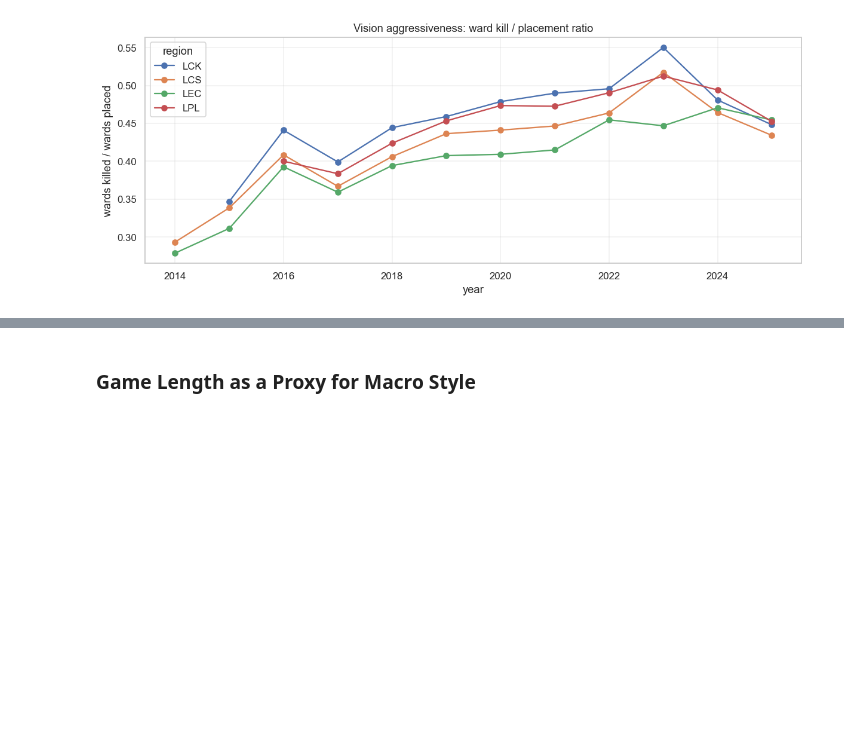
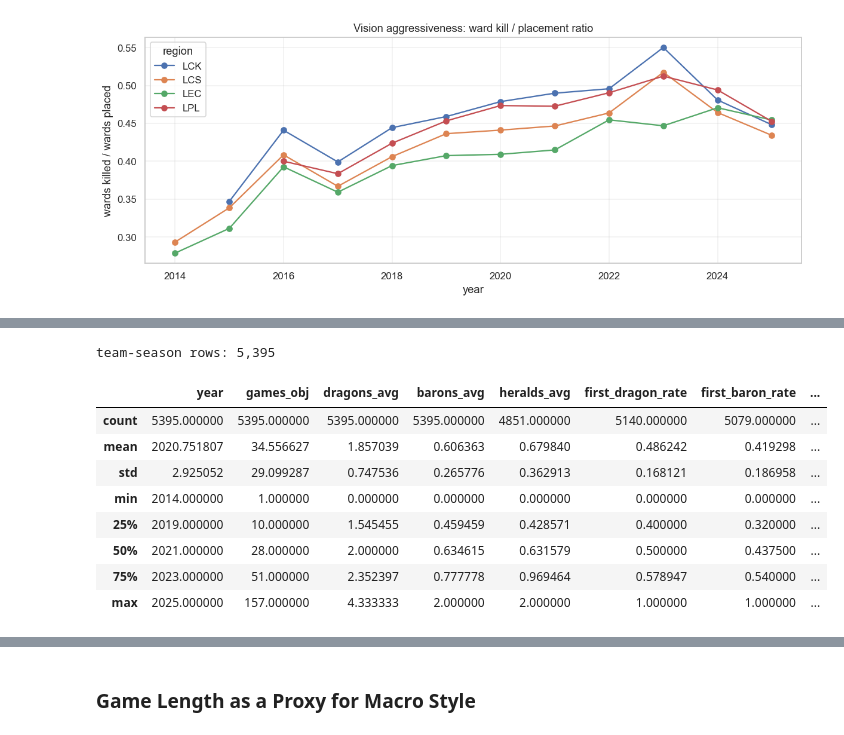
Before and after one commit to LUNARKN1GHT/lol_esports, a Jupyter notebook: lol_esports.ipynb, the cells around one changed output, grey strips where cells are left out. Cells and saved outputs as stored; diff of their text form; code cells hidden in the pictures; blank space fills up the shorter version.

```diff
--- a/lol_esports.ipynb
+++ b/lol_esports.ipynb
@@ -817,0 +832,15 @@ Dragon rate, baron rate, herald rate.
+# %%
+obj_df = objective_focus(df)
+print(f"team-season rows: {len(obj_df):,}")
+obj_df.describe()
+# %% [output]
+team-season rows: 5,395
+|  | year | games_obj | dragons_avg | barons_avg | heralds_avg | first_dragon_rate | first_baron_rate | ... |
+| count | 5395.000000 | 5395.000000 | 5395.000000 | 5395.000000 | 4851.000000 | 5140.000000 | 5079.000000 | ... |
+| mean | 2020.751807 | 34.556627 | 1.857039 | 0.606363 | 0.679840 | 0.486242 | 0.419298 | ... |
+| std | 2.925052 | 29.099287 | 0.747536 | 0.265776 | 0.362913 | 0.168121 | 0.186958 | ... |
+| min | 2014.000000 | 1.000000 | 0.000000 | 0.000000 | 0.000000 | 0.000000 | 0.000000 | ... |
+| 25% | 2019.000000 | 10.000000 | 1.545455 | 0.459459 | 0.428571 | 0.400000 | 0.320000 | ... |
+| 50% | 2021.000000 | 28.000000 | 2.000000 | 0.634615 | 0.631579 | 0.500000 | 0.437500 | ... |
+| 75% | 2023.000000 | 51.000000 | 2.352397 | 0.777778 | 0.969464 | 0.578947 | 0.540000 | ... |
+| max | 2025.000000 | 157.000000 | 4.333333 | 2.000000 | 2.000000 | 1.000000 | 1.000000 | ... |
```
Also changed, not shown: parts of 4 cells of this notebook, 1 other file.
